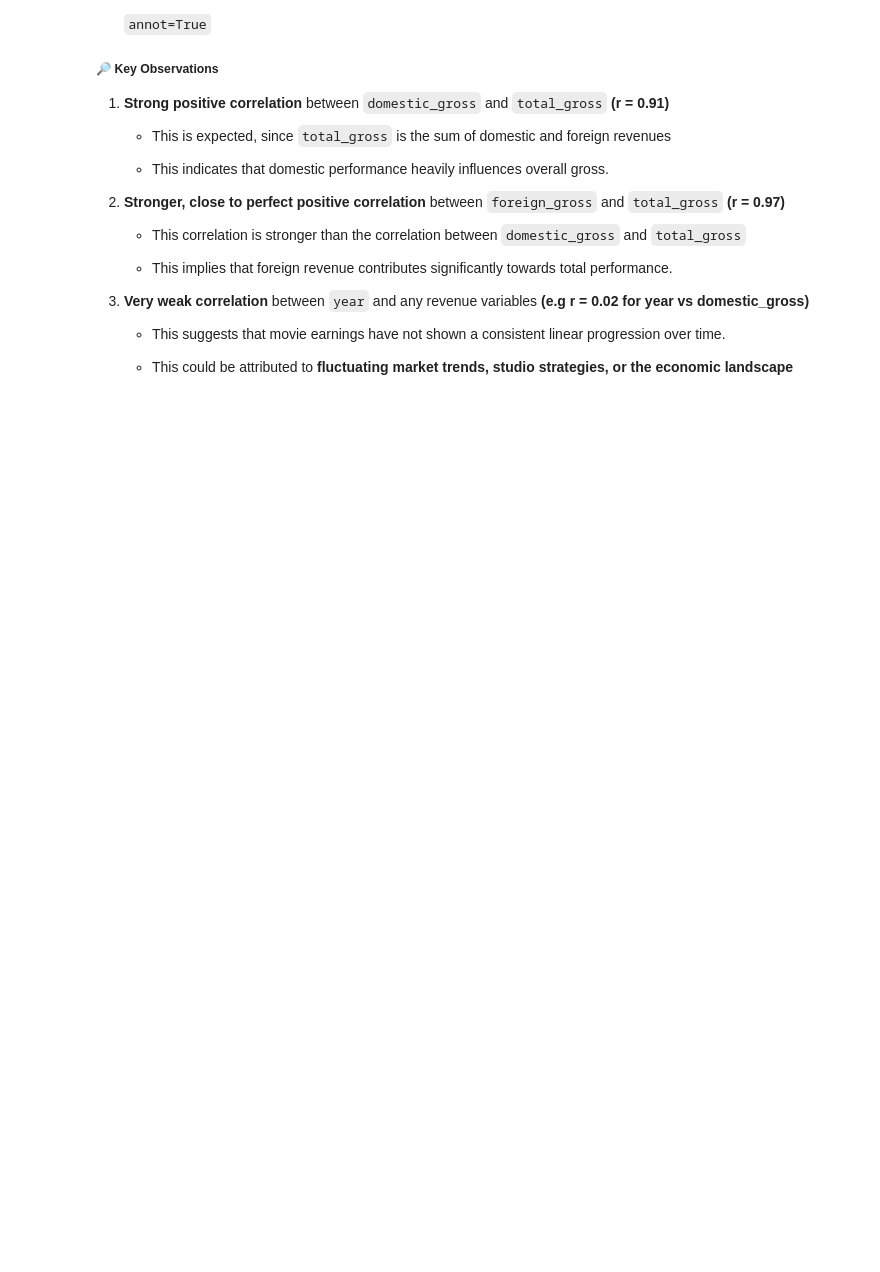
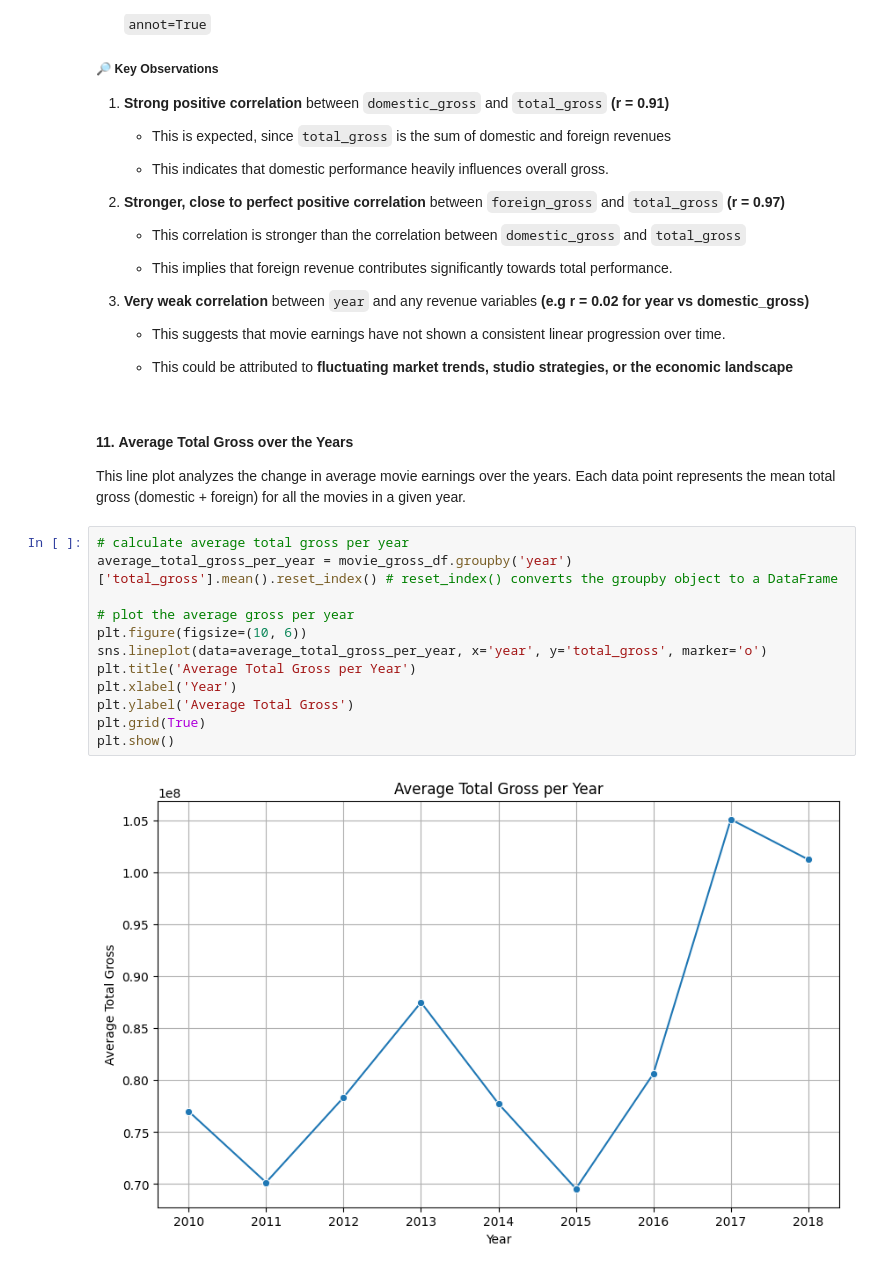
Before and after one commit to Patricknmaina/dsc-phase-2-project, a Jupyter notebook: index.ipynb, the cells around one changed output. Drawn from its saved outputs; the diff is of its cells as text; blank space fills up the shorter version.

Commit message:
added average gross by year analysis

```diff
--- a/index.ipynb
+++ b/index.ipynb
@@ -1014,3 +1014,20 @@ plt.show()
     - This suggests that movie earnings have not shown a consistent linear progression over time.
 
     - This could be attributed to **fluctuating market trends, studio strategies, or the economic landscape**
+# %% [markdown]
+#### 11. **Average Total Gross over the Years**
+This line plot analyzes the change in average movie earnings over the years. Each data point represents the mean total gross (domestic + foreign) for all the movies in a given year.
+# %%
+# calculate average total gross per year
+average_total_gross_per_year = movie_gross_df.groupby('year')['total_gross'].mean().reset_index() # reset_index() converts the groupby object to a DataFrame
+
+# plot the average gross per year
+plt.figure(figsize=(10, 6))
+sns.lineplot(data=average_total_gross_per_year, x='year', y='total_gross', marker='o')
+plt.title('Average Total Gross per Year')
+plt.xlabel('Year')
+plt.ylabel('Average Total Gross')
+plt.grid(True)
+plt.show()
+# %% [output]
+[figure, added]
```
Also changed, not shown: parts of 2 cells of this notebook.
